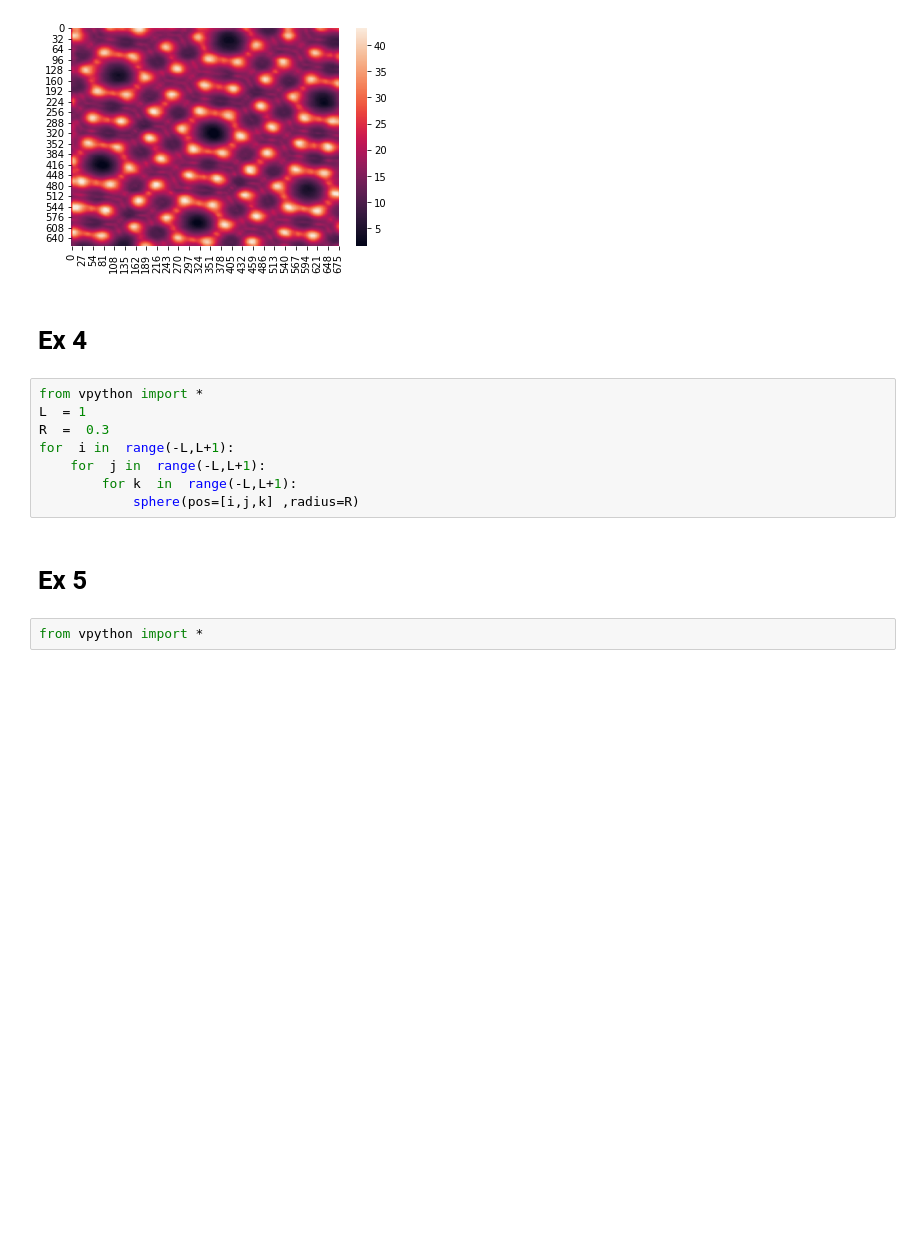
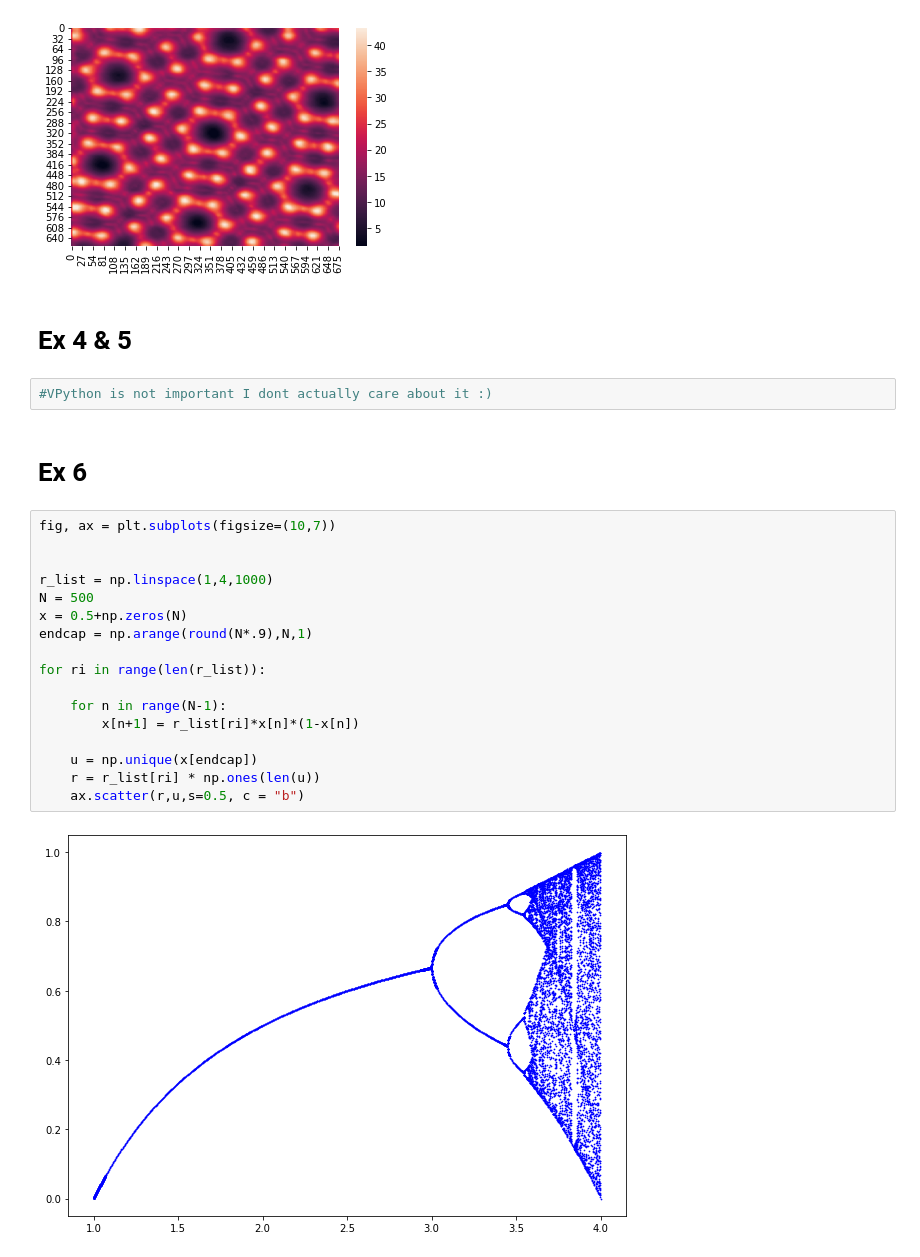
Before and after one commit to tiago-trigo/Computational-Physics, a Jupyter notebook: Folha2.ipynb, the cells around one changed output. Drawn from its saved outputs; the diff is of its cells as text; blank space fills up the shorter version.

```diff
--- a/Folha2.ipynb
+++ b/Folha2.ipynb
@@ -84,16 +84,27 @@ sns.heatmap(df)
 <AxesSubplot:>
 [figure]
 # %% [markdown]
-# Ex 4
+# Ex 4 & 5
-# %%
-from vpython import *
-L  = 1
-R  =  0.3
-for  i in  range(-L,L+1):
-    for  j in  range(-L,L+1):
-        for k  in  range(-L,L+1):
-            sphere(pos=[i,j,k] ,radius=R)
+# %%
+#VPython is not important I dont actually care about it :)
 # %% [markdown]
-# Ex 5
+# Ex 6
 # %%
-from vpython import *
+fig, ax = plt.subplots(figsize=(10,7))
+
+
+r_list = np.linspace(1,4,1000)
+N = 500
+x = 0.5+np.zeros(N)
+endcap = np.arange(round(N*.9),N,1)
+
+for ri in range(len(r_list)):
+
+    for n in range(N-1):
+        x[n+1] = r_list[ri]*x[n]*(1-x[n])
+
+    u = np.unique(x[endcap])
+    r = r_list[ri] * np.ones(len(u))
+    ax.scatter(r,u,s=0.5, c = "b")
+# %% [output]
+[figure, added]
```
Also changed, not shown: parts of 1 cell of this notebook.
